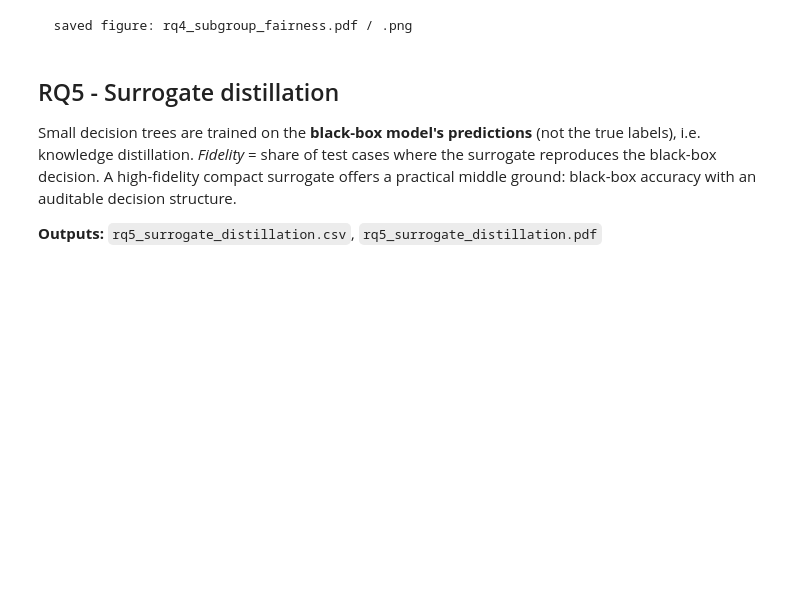
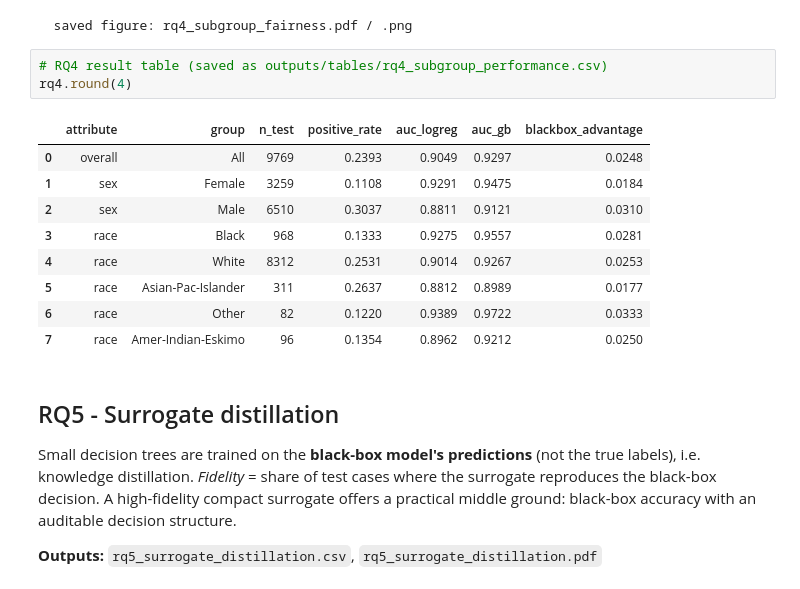
Before and after one commit to umuturklay/responsible-ai-tradeoff, a Jupyter notebook: adult_accuracy_transparency.ipynb, the cells around one changed output. Cells and saved outputs as stored; diff of their text form; blank space fills up the shorter version.

```diff
--- a/adult_accuracy_transparency.ipynb
+++ b/adult_accuracy_transparency.ipynb
@@ -446,6 +493,19 @@ attribute              group  n_test  auc_logreg  auc_gb  blackbox_advantage
      race Amer-Indian-Eskimo      96      0.8962  0.9212              0.0250
 [figure]
   saved figure: rq4_subgroup_fairness.pdf / .png
+# %%
+# RQ4 result table (saved as outputs/tables/rq4_subgroup_performance.csv)
+rq4.round(4)
+# %% [output]
+|  | attribute | group | n_test | positive_rate | auc_logreg | auc_gb | blackbox_advantage |
+| 0 | overall | All | 9769 | 0.2393 | 0.9049 | 0.9297 | 0.0248 |
+| 1 | sex | Female | 3259 | 0.1108 | 0.9291 | 0.9475 | 0.0184 |
+| 2 | sex | Male | 6510 | 0.3037 | 0.8811 | 0.9121 | 0.0310 |
+| 3 | race | Black | 968 | 0.1333 | 0.9275 | 0.9557 | 0.0281 |
+| 4 | race | White | 8312 | 0.2531 | 0.9014 | 0.9267 | 0.0253 |
+| 5 | race | Asian-Pac-Islander | 311 | 0.2637 | 0.8812 | 0.8989 | 0.0177 |
+| 6 | race | Other | 82 | 0.1220 | 0.9389 | 0.9722 | 0.0333 |
+| 7 | race | Amer-Indian-Eskimo | 96 | 0.1354 | 0.8962 | 0.9212 | 0.0250 |
 # %% [markdown]
 ## RQ5 - Surrogate distillation
 
```
Also changed, not shown: parts of 4 cells of this notebook, 9 other files.
